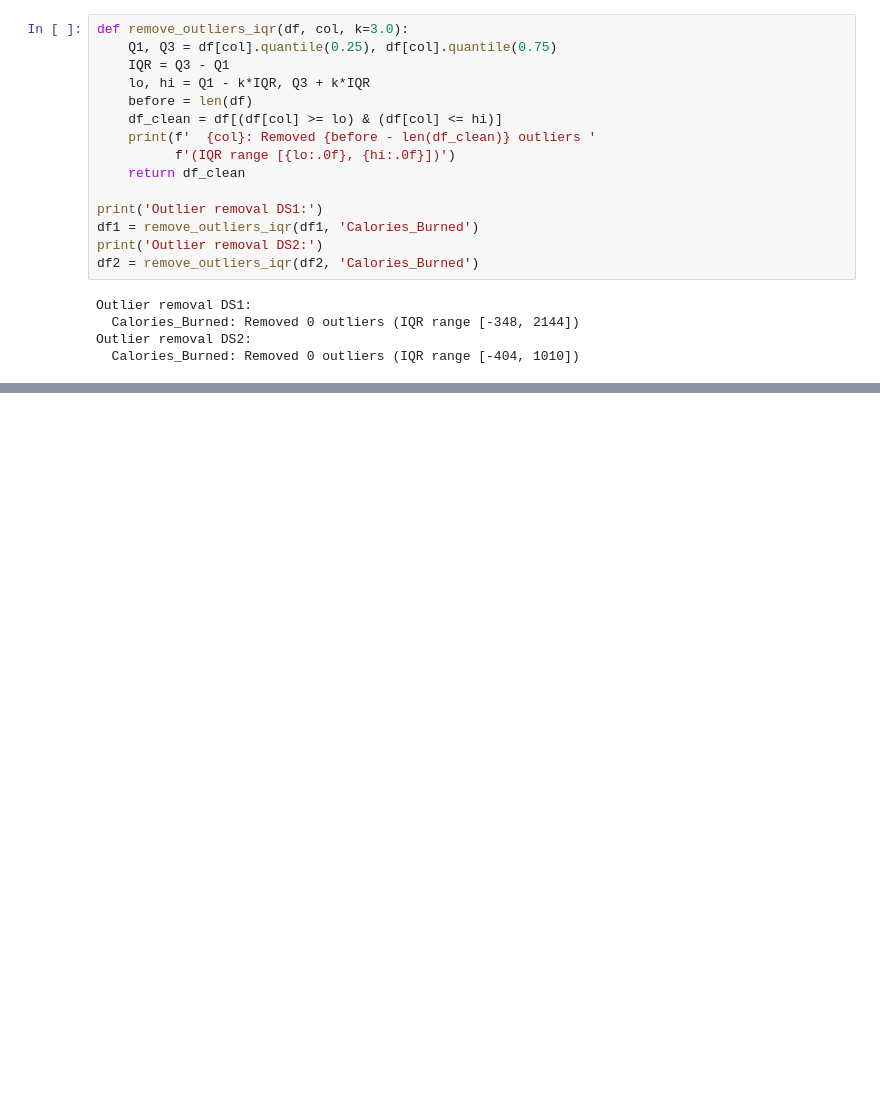
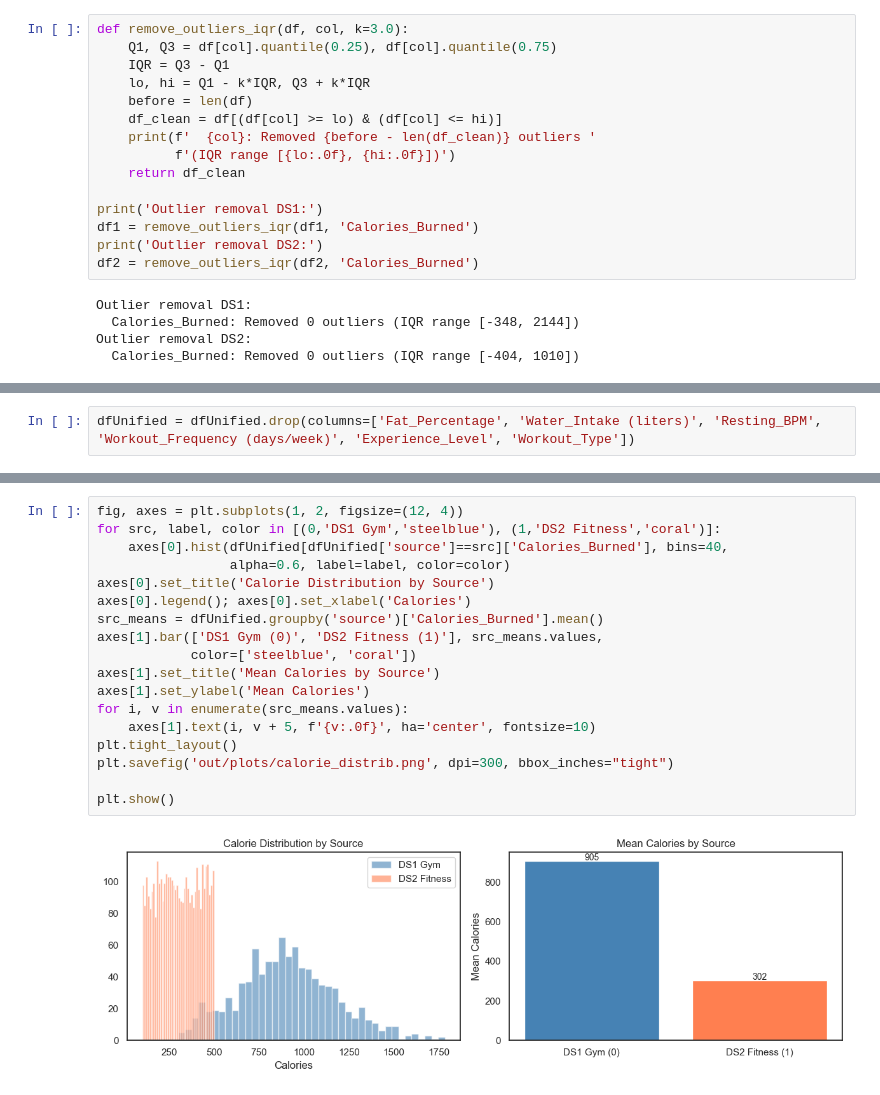
Before and after one commit to heyisula/caloriesense, a Jupyter notebook: retrain.ipynb, the cells around one changed output, grey strips where cells are left out. Drawn from its saved outputs; the diff is of its cells as text; blank space fills up the shorter version.

```diff
--- a/retrain.ipynb
+++ b/retrain.ipynb
@@ -185,0 +259,2 @@ Outlier removal DS2:
+# %%
+dfUnified = dfUnified.drop(columns=['Fat_Percentage', 'Water_Intake (liters)', 'Resting_BPM', 'Workout_Frequency (days/week)', 'Experience_Level', 'Workout_Type'])
@@ -185,0 +368,20 @@ Outlier removal DS2:
+# %%
+fig, axes = plt.subplots(1, 2, figsize=(12, 4))
+for src, label, color in [(0,'DS1 Gym','steelblue'), (1,'DS2 Fitness','coral')]:
+    axes[0].hist(dfUnified[dfUnified['source']==src]['Calories_Burned'], bins=40,
+                 alpha=0.6, label=label, color=color)
+axes[0].set_title('Calorie Distribution by Source')
+axes[0].legend(); axes[0].set_xlabel('Calories')
+src_means = dfUnified.groupby('source')['Calories_Burned'].mean()
+axes[1].bar(['DS1 Gym (0)', 'DS2 Fitness (1)'], src_means.values,
+            color=['steelblue', 'coral'])
+axes[1].set_title('Mean Calories by Source')
+axes[1].set_ylabel('Mean Calories')
+for i, v in enumerate(src_means.values):
+    axes[1].text(i, v + 5, f'{v:.0f}', ha='center', fontsize=10)
+plt.tight_layout()
+plt.savefig('out/plots/calorie_distrib.png', dpi=300, bbox_inches="tight")
+
+plt.show()
+# %% [output]
+[figure, added]
```
Also changed, not shown: parts of 53 cells of this notebook, 31 other files.
